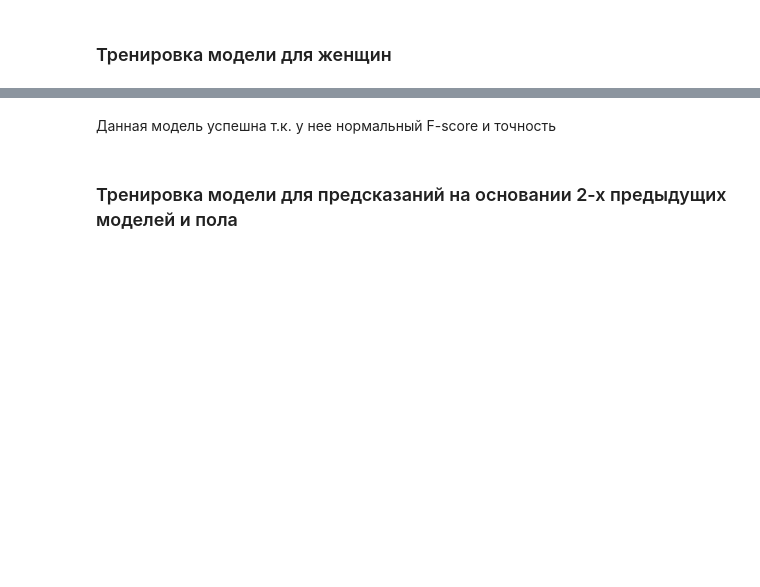
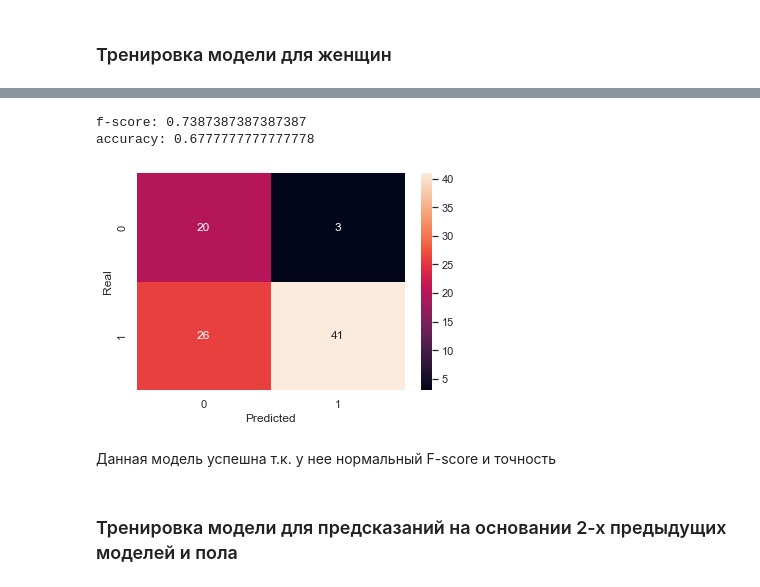
Before and after one commit to VsevolodKozlov-git/kaggle-titanic-competition, a Jupyter notebook: second_try.ipynb, the cells around one changed output, grey strips where cells are left out. Saved outputs shown, nothing was run; the diff lists cells and outputs as text; code cells hidden in the pictures; blank space fills up the shorter version.

```diff
--- a/second_try.ipynb
+++ b/second_try.ipynb
@@ -463,3 +463,13 @@ accuracy: 0.7446808510638298
+# %%
+gender_estimator_grid.fit(*return_X_y(female_train))
+estimator_female = gender_estimator_grid.best_estimator_
+confusion_matrix_and_f_score(*return_X_y(female_test), estimator=estimator_female)
+accuracy = gender_estimator_grid.score(*return_X_y(female_test))
+print(f'accuracy: {accuracy}')
+# %% [output]
+f-score: 0.7387387387387387
+accuracy: 0.6777777777777778
+[figure, added]
 # %% [markdown]
 Данная модель успешна т.к. у нее нормальный F-score и точность
 # %% [markdown]
```
Also changed, not shown: parts of 41 cells of this notebook.
